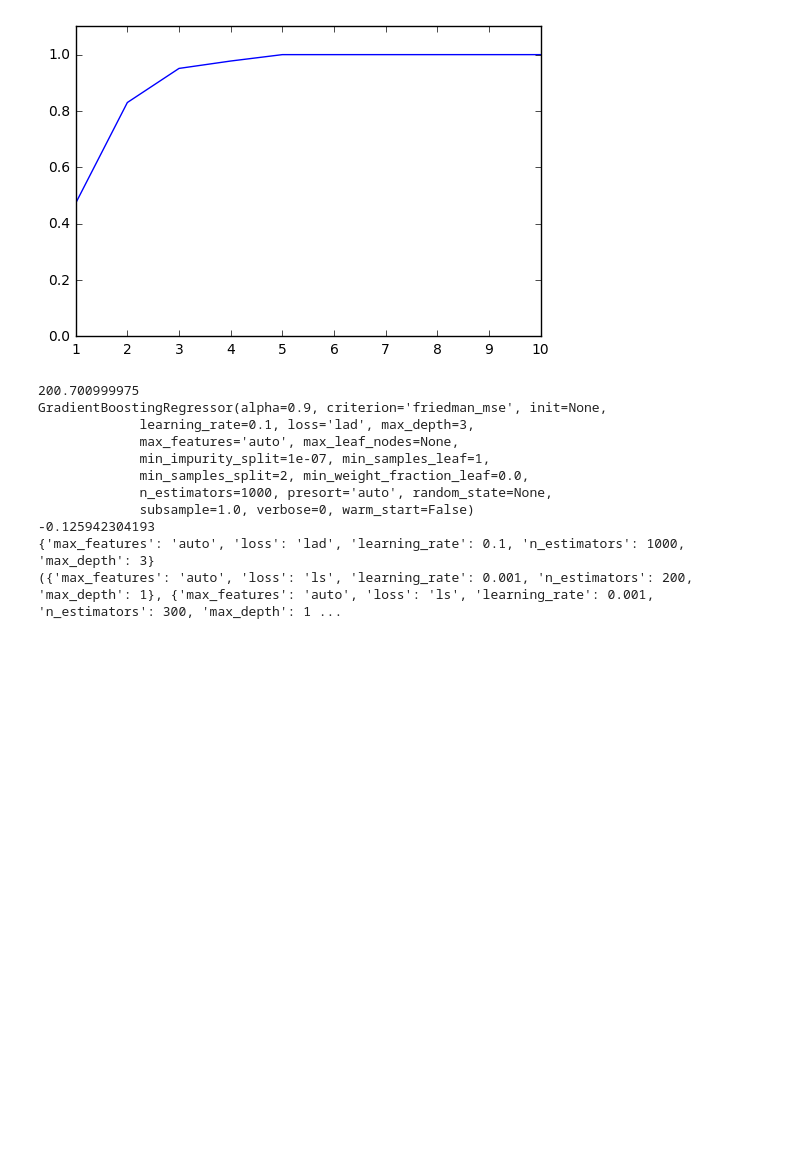
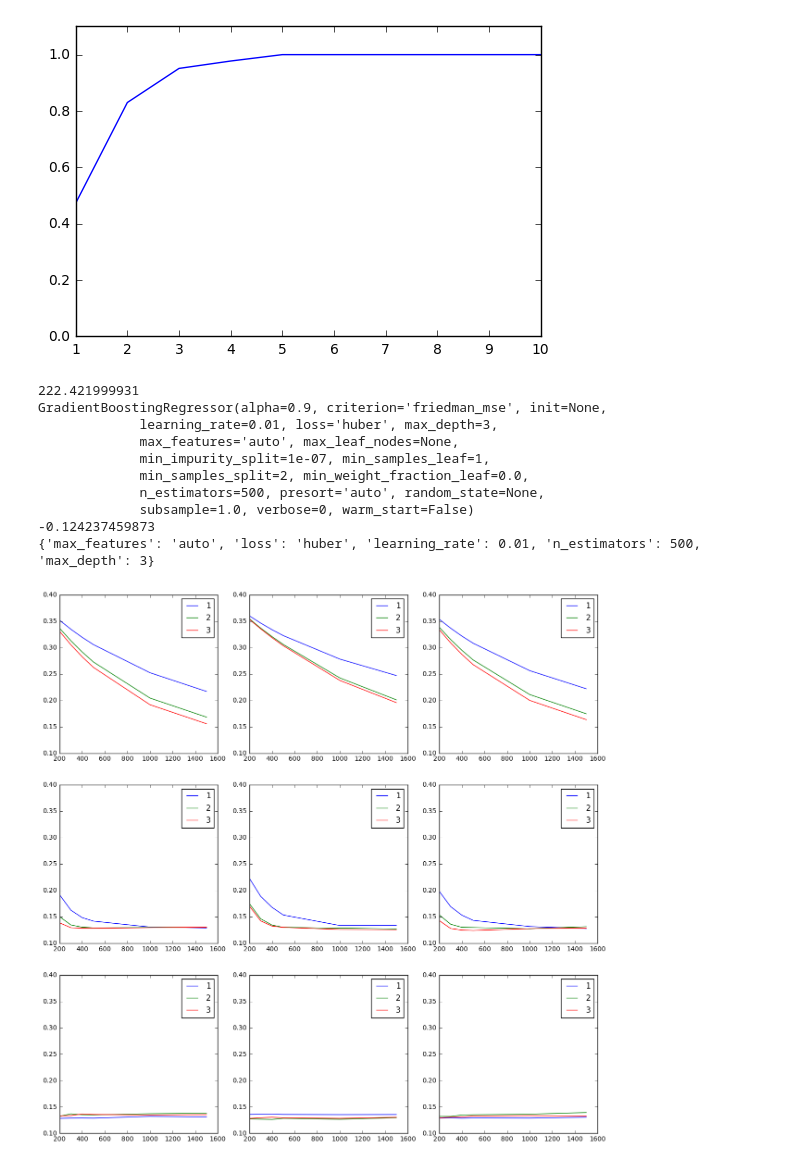
Before and after one commit to kctobin/207, a Jupyter notebook: RealEstateFinal - 4 Ensemble.ipynb, the cells around one changed output. Saved outputs shown, nothing was run; the diff lists cells and outputs as text; code cells hidden in the pictures; blank space fills up the shorter version.

```diff
--- a/RealEstateFinal - 4 Ensemble.ipynb
+++ b/RealEstateFinal - 4 Ensemble.ipynb
@@ -69,15 +69,17 @@ nl_dev_preds = pd.read_csv('data/nl_out_dev.csv',delimiter=',',header=0)
 nl_dev_preds = nl_dev_preds.drop(['Actual'],axis=1)
 nl_test_preds = pd.read_csv('data/nl_out_test.csv',delimiter=',',header=0)
 
-# ##combine
-# train_x = pd.concat([nl_dev_preds, linear_dev_preds], axis=1)
-# test_x = pd.concat([nl_test_preds, linear_test_preds], axis=1)
+##combine
+train_x = pd.concat([nl_dev_preds, linear_dev_preds], axis=1)
+test_x = pd.concat([nl_test_preds, linear_test_preds], axis=1)
+train_y = preds_labels
 # print train_x.shape
 # print test_x.shape
+# print nl_dev_preds.shape
 
-train_x = nl_dev_preds
-train_y = preds_labels
-test_x = nl_test_preds
+# train_x = nl_dev_preds
+# train_y = preds_labels
+# test_x = nl_test_preds
 
 ##split linear predictions
 tp, dp, tpl, dpl = train_test_split(train_x,preds_labels, test_size = .8, random_state=207)
@@ -107,46 +109,49 @@ comb2_test = pd.concat([test_x, test], axis=1)
 # %%
 ##build ensemble model
 ensemble = GBR()
 ##GradientBoostingRegressor
 est = [200,300,400, 500, 1000, 1500]
 md = [1,2,3]
 lr = [.001,.01, .1]
 start = time.time()
 gbr_params = {"n_estimators": est,
              "max_features": ["auto"],
              "max_depth": md,
              "learning_rate": lr,
              "loss": ["ls", "lad", "huber"]}
 gs3 = GridSearchCV(ensemble, gbr_params, scoring = simple_rmse)
 gs3.fit(train_x,train_y)
 end = time.time()
 print end-start
 print gs3.best_estimator_
 print gs3.best_score_
 print gs3.best_params_
 
-# f, axarr = plt.subplots(len(lr))
-# for b,val2 in enumerate(lr):
-#     for a,val in enumerate(md):
-#         axarr[b].plot(est,-gs3.cv_results_['mean_test_score'][(len(est)*a)+(len(est)*len(md))*b:(len(est)*(a+1))+(len(est)*len(md))*b], label=val)
-#         axarr[b].legend()
-#         axarr[b].set_ylim((0.1,.4))
+f, axarr = plt.subplots(len(lr), 3)
+for b,val2 in enumerate(lr):
+    for c in range(3):
+        for a,val in enumerate(md):
+            start = len(est)*a+len(est)*len(md)*c+len(est)*len(md)*3*b
+            end = len(est)*a+len(est)*len(md)*c+len(est)*len(md)*3*b + len(est)
+            axarr[b,c].plot(est,-gs3.cv_results_['mean_test_score'][start:end], label=val)
+            axarr[b,c].legend()
+            axarr[b,c].set_ylim((0.1,.4))
 
-# f.set_figheight(5 * len(lr))
-# f.set_figwidth(5)
-# f.show;
+f.set_figheight(5 * len(lr))
+f.set_figwidth(5 * 3)
+f.show;
 # %% [output]
-200.700999975
+222.421999931
 GradientBoostingRegressor(alpha=0.9, criterion='friedman_mse', init=None,
-             learning_rate=0.1, loss='lad', max_depth=3,
+             learning_rate=0.01, loss='huber', max_depth=3,
              max_features='auto', max_leaf_nodes=None,
              min_impurity_split=1e-07, min_samples_leaf=1,
              min_samples_split=2, min_weight_fraction_leaf=0.0,
-             n_estimators=1000, presort='auto', random_state=None,
+             n_estimators=500, presort='auto', random_state=None,
              subsample=1.0, verbose=0, warm_start=False)
--0.125942304193
-{'max_features': 'auto', 'loss': 'lad', 'learning_rate': 0.1, 'n_estimators': 1000, 'max_depth': 3}
-({'max_features': 'auto', 'loss': 'ls', 'learning_rate': 0.001, 'n_estimators': 200, 'max_depth': 1}, {'max_features': 'auto', 'loss': 'ls', 'learning_rate': 0.001, 'n_estimators': 300, 'max_depth': 1 ...
+-0.124237459873
+{'max_features': 'auto', 'loss': 'huber', 'learning_rate': 0.01, 'n_estimators': 500, 'max_depth': 3}
+[figure, added]
 # %%
 # ##best version
 # ls_gbr_best = GBR(n_estimators =gs3.best_params_['n_estimators'],max_features =gs3.best_params_['max_features'], max_depth =gs3.best_params_['max_depth'], learning_rate =gs3.best_params_['learning_rate'], loss=gs3.best_params_['loss'])
```
Also changed, not shown: parts of 2 cells of this notebook, 5 other files.
